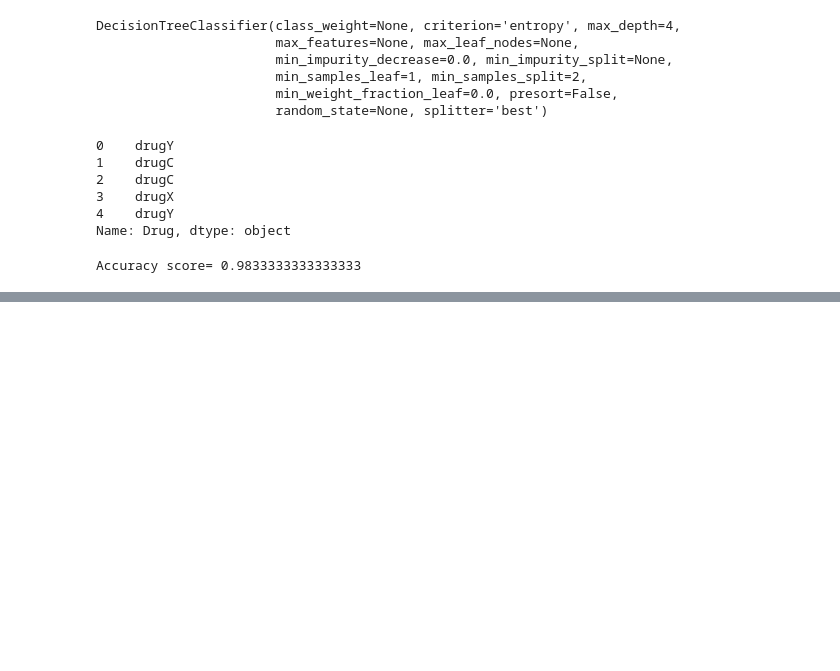
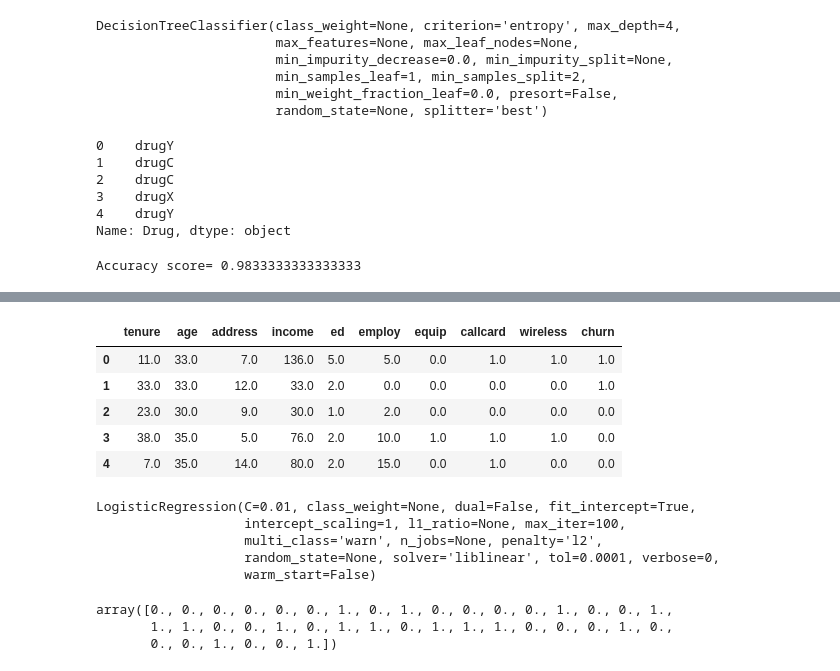
Before and after one commit to amypeniston/data-science-toolbox, a Jupyter notebook: Machine_Learning.ipynb, the cells around one changed output, grey strips where cells are left out. Saved outputs shown, nothing was run; the diff lists cells and outputs as text; code cells hidden in the pictures; blank space fills up the shorter version.

```diff
--- a/Machine_Learning.ipynb
+++ b/Machine_Learning.ipynb
@@ -489,0 +500,12 @@ The general process of training a logistic regression model:
+# %%
+# Isolate independent/dependent variables, format data
+churn_df = churn_df[["tenure", "age", "address", "income", "ed", "employ", "equip", "callcard", "wireless", "churn"]]
+churn_df["churn"].astype(int)
+churn_df.head()
+# %% [output]
+|  | tenure | age | address | income | ed | employ | equip | callcard | wireless | churn |
+| 0 | 11.0 | 33.0 | 7.0 | 136.0 | 5.0 | 5.0 | 0.0 | 1.0 | 1.0 | 1.0 |
+| 1 | 33.0 | 33.0 | 12.0 | 33.0 | 2.0 | 0.0 | 0.0 | 0.0 | 0.0 | 1.0 |
+| 2 | 23.0 | 30.0 | 9.0 | 30.0 | 1.0 | 2.0 | 0.0 | 0.0 | 0.0 | 0.0 |
+| 3 | 38.0 | 35.0 | 5.0 | 76.0 | 2.0 | 10.0 | 1.0 | 1.0 | 1.0 | 0.0 |
+| 4 | 7.0 | 35.0 | 14.0 | 80.0 | 2.0 | 15.0 | 0.0 | 1.0 | 0.0 | 0.0 |
@@ -489,0 +520,19 @@ The general process of training a logistic regression model:
+# %%
+# Train the model
+logm = LogisticRegression(C=0.01, solver='liblinear').fit(X_train, y_train)
+logm
+# %% [output]
+LogisticRegression(C=0.01, class_weight=None, dual=False, fit_intercept=True,
+                   intercept_scaling=1, l1_ratio=None, max_iter=100,
+                   multi_class='warn', n_jobs=None, penalty='l2',
+                   random_state=None, solver='liblinear', tol=0.0001, verbose=0,
+                   warm_start=False)
+# %%
+# Predict
+y_hat = logm.predict(X_test)
+y_hat_proba = logm.predict_proba(X_test)
+y_hat
+# %% [output]
+array([0., 0., 0., 0., 0., 0., 1., 0., 1., 0., 0., 0., 0., 1., 0., 0., 1.,
+       1., 1., 0., 0., 1., 0., 1., 1., 0., 1., 1., 1., 0., 0., 0., 1., 0.,
+       0., 0., 1., 0., 0., 1.])
```
Also changed, not shown: parts of 26 cells of this notebook, 1 other file.
